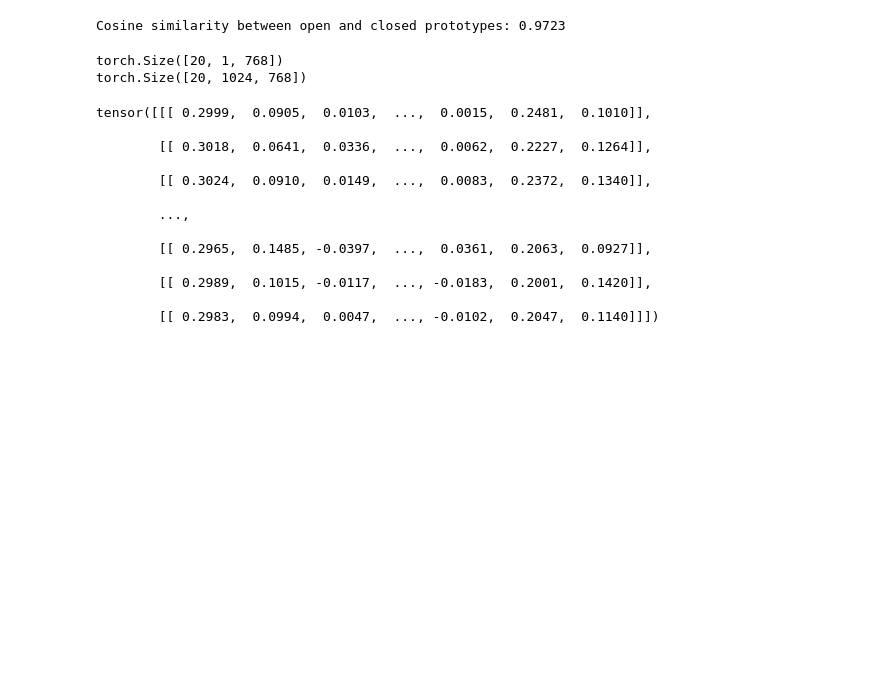
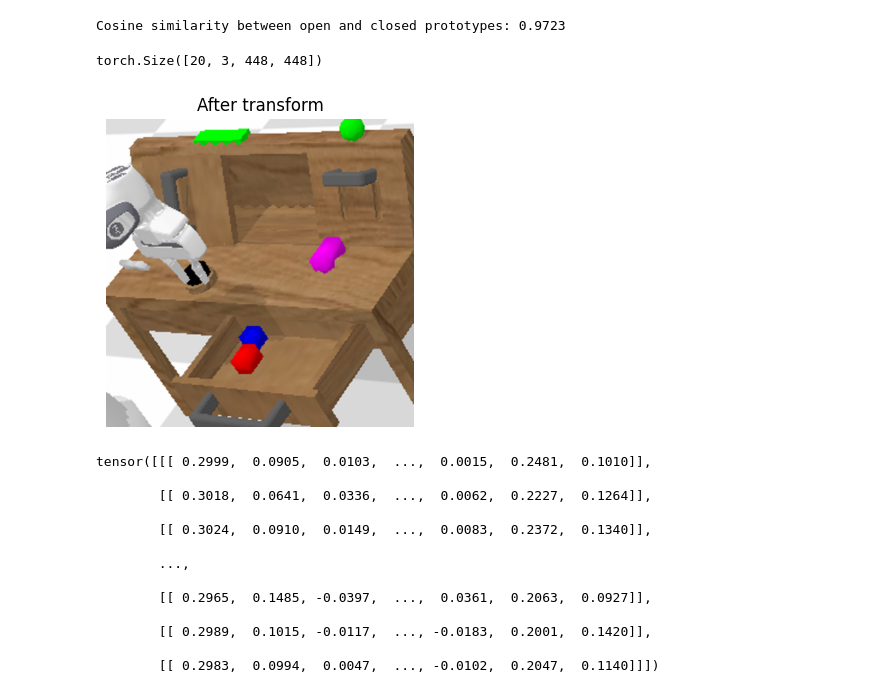
Before and after one commit to JRGruhnert/heca, a Jupyter notebook: notebooks/tipsy.ipynb, the cells around one changed output. Drawn from its saved outputs; the diff is of its cells as text; code cells hidden in the pictures; blank space fills up the shorter version.

Commit message:
tipsy sanity check after img transform

```diff
--- a/notebooks/tipsy.ipynb
+++ b/notebooks/tipsy.ipynb
@@ -80,16 +80,22 @@ Cosine similarity between open and closed prototypes: 0.9723
 # %%
 pixel_values = torch.stack(
     [
-        transform(img)       for img in images
-
+        transform(img) for img in images
     ]
 )
 
-out = model.encode_image(pixel_values)
-print(out.cls_token.shape)  # (1, 1, 768) — global image embedding
-print(out.patch_tokens.shape)  # (1, 1024, 768) — per-patch spatial features
-print(out.cls_token)  # (1, 768) — mean-pooled patch features
+print(pixel_values.shape)  # (20, 3, 448, 448)
+
+# Visualize first transformed image (CHW -> HWC, [0,1] range)
+import matplotlib.pyplot as plt
+
+img_after = pixel_values[0].permute(1, 2, 0).clamp(0, 1).cpu().numpy()
+plt.figure(figsize=(4, 4))
+plt.imshow(img_after)
+plt.title("After transform")
+plt.axis("off")
+plt.show()
 # %% [output]
-torch.Size([20, 1, 768])
-torch.Size([20, 1024, 768])
+torch.Size([20, 3, 448, 448])
+[figure, added]
 # %%
```
Also changed, not shown: parts of 1 cell of this notebook, 1 other file.
